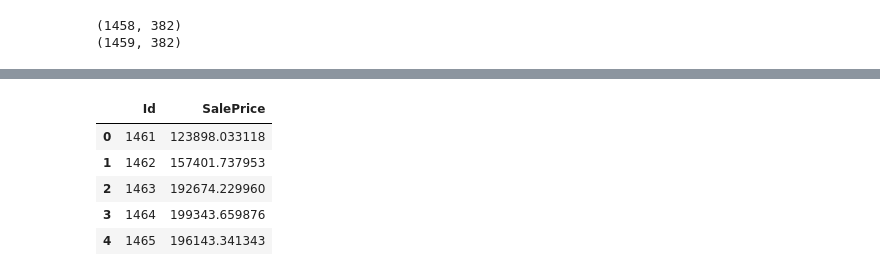
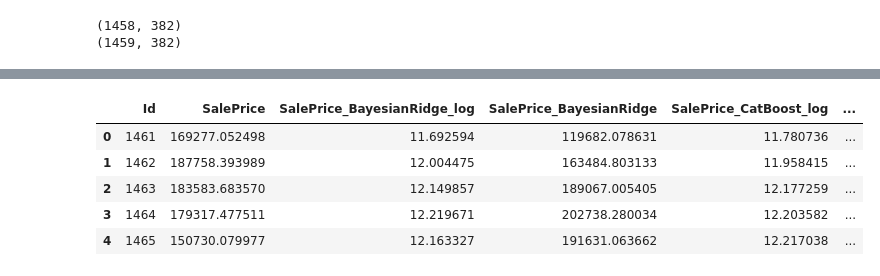
Before and after one commit to radclijd/Ames_House_Prices, a Jupyter notebook: 2nd_Notebook_Ames_House_SalePrice.ipynb, the cells around one changed output, grey strips where cells are left out. Saved outputs shown, nothing was run; the diff lists cells and outputs as text; code cells hidden in the pictures.

Commit message:
Kaggle Notebook | 2nd_Notbook_Ames_House_Price | Version 14

```diff
--- a/2nd_Notebook_Ames_House_SalePrice.ipynb
+++ b/2nd_Notebook_Ames_House_SalePrice.ipynb
@@ -1069,8 +1083,11 @@ X2_test[skew_index]  = pt_x.transform(X2_test[skew_index])
 # %%
-Stdsc_x= StandardScaler().fit(X2_train[numerical_features])
+#rs_x2= RobustScaler().fit(X2_train[numerical_features])
+Stdsc_x2= StandardScaler().fit(X2_train[numerical_features])
 
 X2_train[numerical_features]  = Stdsc_x.transform(X2_train[numerical_features])
 X2_test[numerical_features]  = Stdsc_x.transform(X2_test[numerical_features])
+#X2_train[numerical_features]  = rs_x2.transform(X2_train[numerical_features])
+#X2_test[numerical_features]  = rs_x2.transform(X2_test[numerical_features])
 # %%
 from sklearn.model_selection import GridSearchCV
 
@@ -1171,7 +1188,7 @@ print(test_df.shape)
 (1458, 382)
 (1459, 382)
 # %%
-test_df[skew_index]  = pt_x.transform(test_df[skew_index])
+test_df[numerical_features]  = pt_x.transform(test_df[numerical_features])
 test_df[numerical_features]  = Stdsc_x.transform(test_df[numerical_features])
 # %%
 test_df.head()
@@ -1190,8 +1207,7 @@ test_pred = pd.DataFrame(test_id, columns=['Id'])
 # %%
-regressor_out = BR.predict(test_df)
-test_pred=pd.DataFrame(regressor_out,columns=['SalePrice_BayesianRidge_log'])
-test_pred['SalePrice_BayesianRidge'] = np.exp(test_pred.SalePrice_BayesianRidge_log)
+sample_submission['SalePrice_BayesianRidge_log']=BR.predict(test_df)
+sample_submission['SalePrice_BayesianRidge'] = np.exp(sample_submission.SalePrice_BayesianRidge_log)
 # %%
-test_pred['SalePrice_CatBoost_log']=CB.predict(test_df)
-test_pred['SalePrice_Catboost'] =np.exp(test_pred.SalePrice_CatBoost_log)
-test_pred.head()
+sample_submission['SalePrice_CatBoost_log']=CB.predict(test_df)
+sample_submission['SalePrice_Catboost'] =np.exp(sample_submission.SalePrice_CatBoost_log)
+submission['SalePrice'] =np.exp(sample_submission.SalePrice_CatBoost_log)
@@ -1205,10 +1214,9 @@ test_pred.head()
 # %%
-sample_submission['SalePrice']=test_pred['SalePrice_Catboost']
 sample_submission.head()
 # %% [output]
-|  | Id | SalePrice |
-| 0 | 1461 | 123898.033118 |
-| 1 | 1462 | 157401.737953 |
-| 2 | 1463 | 192674.229960 |
-| 3 | 1464 | 199343.659876 |
-| 4 | 1465 | 196143.341343 |
+|  | Id | SalePrice | SalePrice_BayesianRidge_log | SalePrice_BayesianRidge | SalePrice_CatBoost_log | ... |
+| 0 | 1461 | 169277.052498 | 11.692594 | 119682.078631 | 11.780736 | ... |
+| 1 | 1462 | 187758.393989 | 12.004475 | 163484.803133 | 11.958415 | ... |
+| 2 | 1463 | 183583.683570 | 12.149857 | 189067.005405 | 12.177259 | ... |
+| 3 | 1464 | 179317.477511 | 12.219671 | 202738.280034 | 12.203582 | ... |
+| 4 | 1465 | 150730.079977 | 12.163327 | 191631.063662 | 12.217038 | ... |
```
Also changed, not shown: parts of 17 cells of this notebook.
